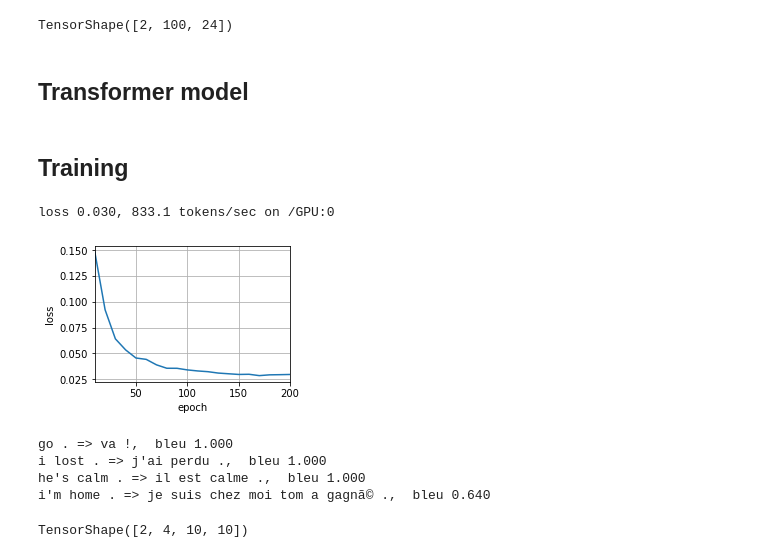
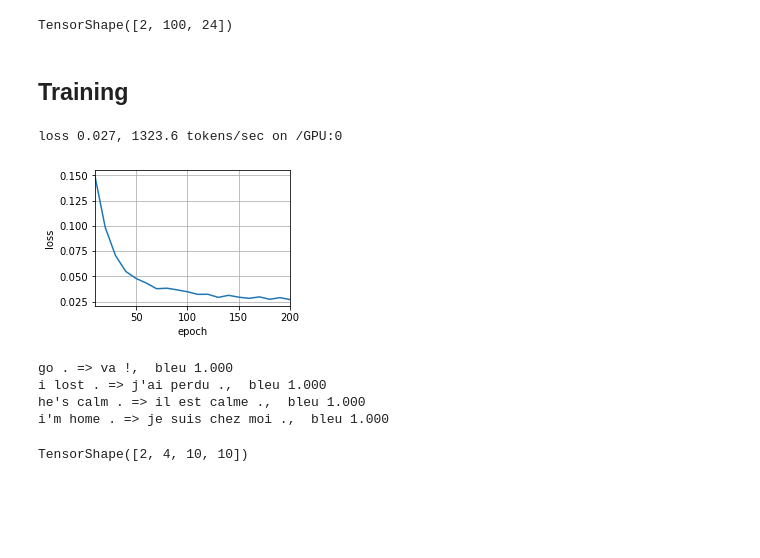
Before and after one commit to biswajitsahoo1111/D2L_Attention_Mechanisms_in_TF, a Jupyter notebook: 10_7_Transformer.ipynb, the cells around one changed output. Cells and saved outputs as stored; diff of their text form; code cells hidden in the pictures; blank space fills up the shorter version.

```diff
--- a/10_7_Transformer.ipynb
+++ b/10_7_Transformer.ipynb
@@ -84,9 +83,9 @@ class EncoderBlock(tf.keras.layers.Layer):
         self.ffn = PositionWiseFFN(ffn_num_hiddens, num_hiddens)
         self.addnorm2 = AddNorm(norm_shape, dropout)
 
-    def call(self, X, valid_lens, training):
-        Y = self.addnorm1(X, self.attention(X, X, X, valid_lens, training = training), training = training)
-        return self.addnorm2(Y, self.ffn(Y), training = training)
+    def call(self, X, valid_lens, **kwargs):
+        Y = self.addnorm1(X, self.attention(X, X, X, valid_lens, **kwargs), **kwargs)
+        return self.addnorm2(Y, self.ffn(Y), **kwargs)
 # %%
 X = tf.ones((2, 100, 24))
 valid_lens = tf.constant([3, 2])
@@ -205,2 +202,0 @@ class TransformerDecoder(tf.keras.layers.Layer):
-# %% [markdown]
-## Transformer model
@@ -228,9 +210,3 @@ key_size, query_size, value_size = 32, 32, 32
 norm_shape = [2]
 
 train_iter, src_vocab, tgt_vocab = load_data_nmt(batch_size, num_steps)
-net = Transformer(len(src_vocab), len(tgt_vocab), key_size, query_size, value_size, num_hiddens,
-                  norm_shape, ffn_num_hiddens, num_heads, num_layers, dropout)
-train_seq2seq(net, train_iter, lr, num_epochs, tgt_vocab, device)
-# %% [output]
-loss 0.030, 833.1 tokens/sec on /GPU:0
-[figure, removed]
@@ -265,14 +213,24 @@ def predict_seq2seq_transformer(net, src_sentence, src_vocab, tgt_vocab, num_ste
+# %%
+encoder = TransformerEncoder(len(src_vocab), key_size, query_size, value_size, num_hiddens,
+                             norm_shape, ffn_num_hiddens, num_heads, num_layers, dropout)
+decoder = TransformerDecoder(len(tgt_vocab), key_size, query_size, value_size, num_hiddens,
+                             norm_shape, ffn_num_hiddens, num_heads, num_layers, dropout)
+net = EncoderDecoder(encoder, decoder)
+train_seq2seq(net, train_iter, lr, num_epochs, tgt_vocab, device)
+# %% [output]
+loss 0.027, 1323.6 tokens/sec on /GPU:0
+[figure, added]
 # %%
 engs = ['go .', "i lost .", 'he\'s calm .', 'i\'m home .']
 fras = ['va !', 'j\'ai perdu .', 'il est calme .', 'je suis chez moi .']
 for eng, fra in zip(engs, fras):
-    translation, dec_attention_weight_seq = predict_seq2seq_transformer(net, eng, src_vocab, tgt_vocab, num_steps, True)
+    translation, dec_attention_weight_seq = predict_seq2seq(net, eng, src_vocab, tgt_vocab, num_steps, True)
     print(f'{eng} => {translation}, ', f'bleu {bleu(fra, translation, k=2):.3f}')
 # %% [output]
 go . => va !,  bleu 1.000
 i lost . => j'ai perdu .,  bleu 1.000
 he's calm . => il est calme .,  bleu 1.000
-i'm home . => je suis chez moi tom a gagnã© .,  bleu 0.640
+i'm home . => je suis chez moi .,  bleu 1.000
 # %%
 enc_attention_weights = tf.reshape(tf.concat(net.encoder.attention_weights, 0), shape = (num_layers, num_heads, -1, num_steps))
 enc_attention_weights.shape
```
Also changed, not shown: parts of 14 cells of this notebook, 12 other files.
